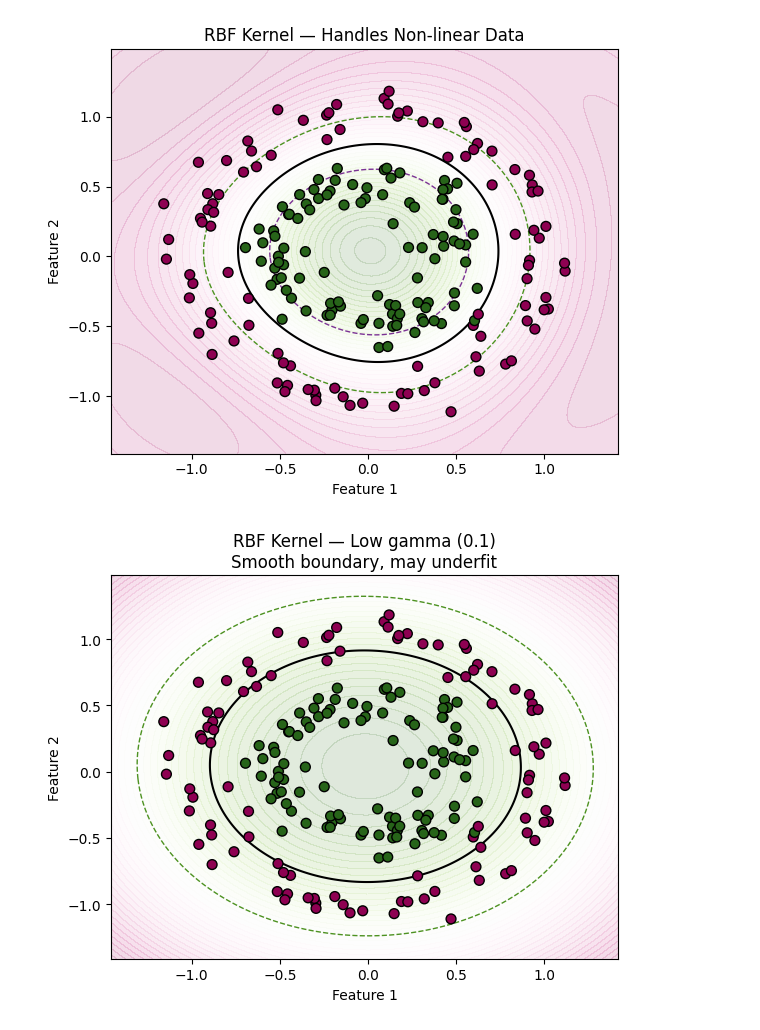
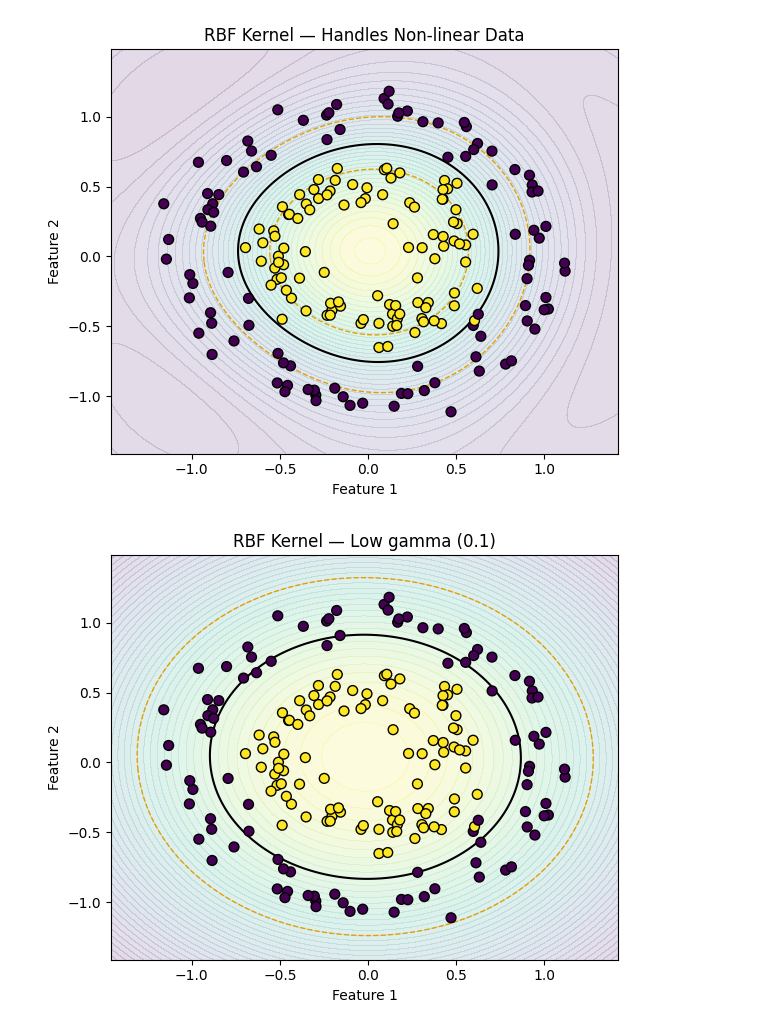
Before and after one commit to thihansas/Kernel_Trick, a Jupyter notebook: Script.ipynb, the cells around one changed output. Drawn from its saved outputs; the diff is of its cells as text; code cells hidden in the pictures.

Commit message:
Colors changed

```diff
--- a/Script.ipynb
+++ b/Script.ipynb
@@ -17,7 +17,7 @@ X, y = make_circles(n_samples=200, factor=0.5, noise=0.1, random_state=42)
 # 2. Visualise the Raw Dataset
 
 plt.figure(figsize=(6, 5))
-plt.scatter(X[:, 0], X[:, 1], c=y, cmap='PiYG', edgecolors='k', s=50)
+plt.scatter(X[:, 0], X[:, 1], c=y, cmap='viridis', edgecolors='k', s=50)
 plt.title("Non-linear Dataset: Concentric Circles")
 plt.xlabel("Feature 1")
 plt.ylabel("Feature 2")
@@ -35,7 +35,7 @@ Z_lift = X[:, 0]**2 + X[:, 1]**2
 
 fig = plt.figure(figsize=(8, 6))
 ax = fig.add_subplot(111, projection='3d')
-ax.scatter(X[:, 0], X[:, 1], Z_lift, c=y, cmap='PiYG', edgecolors='k', s=40)
+ax.scatter(X[:, 0], X[:, 1], Z_lift, c=y, cmap='viridis', edgecolors='k', s=40)
 ax.set_xlabel("Feature 1")
 ax.set_ylabel("Feature 2")
 ax.set_zlabel("phi(x) = x1^2 + x2^2")
@@ -53,7 +53,7 @@ def plot_decision_boundary(model, X, y, title):
 
     fig, ax = plt.subplots(figsize=(6, 5))
 
-    ax.scatter(X[:, 0], X[:, 1], c=y, cmap='PiYG', edgecolors='k', s=50, zorder=3)
+    ax.scatter(X[:, 0], X[:, 1], c=y, cmap='viridis', edgecolors='k', s=50, zorder=3)
 
     # Build a grid across the data range
     x_min, x_max = X[:, 0].min() - 0.3, X[:, 0].max() + 0.3
@@ -65,12 +65,11 @@ def plot_decision_boundary(model, X, y, title):
 
     # Shade background by decision region
     Z = model.decision_function(xy).reshape(XX.shape)
-    ax.contourf(XX, YY, Z, levels=50, cmap='PiYG', alpha=0.15)
+    ax.contourf(XX, YY, Z, levels=50, cmap='viridis', alpha=0.15)
 
-    # Decision boundary (solid) + margins (dashed)
     ax.contour(XX, YY, Z, levels=[-1, 0, 1],
                linestyles=['--', '-', '--'],
-               colors=['#4d9221', 'black', '#7b3294'],
+               colors=['#E69F00', 'black', '#E69F00'],
                linewidths=[1, 1.5, 1])
 
     ax.set_title(title)
@@ -113,9 +112,9 @@ plot_decision_boundary(
 #    Large gamma  -> very tight, may overfit
 
 gamma_settings = [
-    (0.1, "RBF Kernel — Low gamma (0.1)\nSmooth boundary, may underfit"),
-    (1,   "RBF Kernel — Medium gamma (1)\nBalanced boundary"),
-    (10,  "RBF Kernel — High gamma (10)\nTight boundary, risk of overfitting"),
+    (0.1, "RBF Kernel — Low gamma (0.1)"),
+    (1,   "RBF Kernel — Medium gamma (1)"),
+    (10,  "RBF Kernel — High gamma (10)"),
 ]
 
 for g, title in gamma_settings:
@@ -132,2 +131,2 @@ for g, title in gamma_settings:
-[figure, old version]
+[figure, new version]
-[figure, old version]
+[figure, new version]
```
Also changed, not shown: parts of 1 cell of this notebook.
